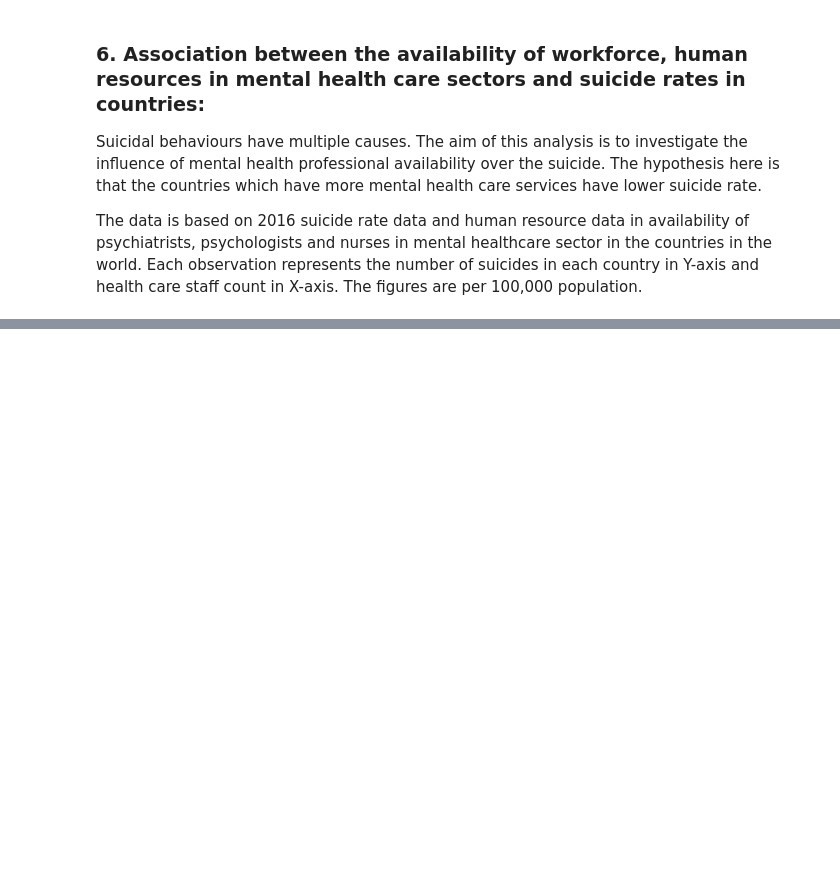
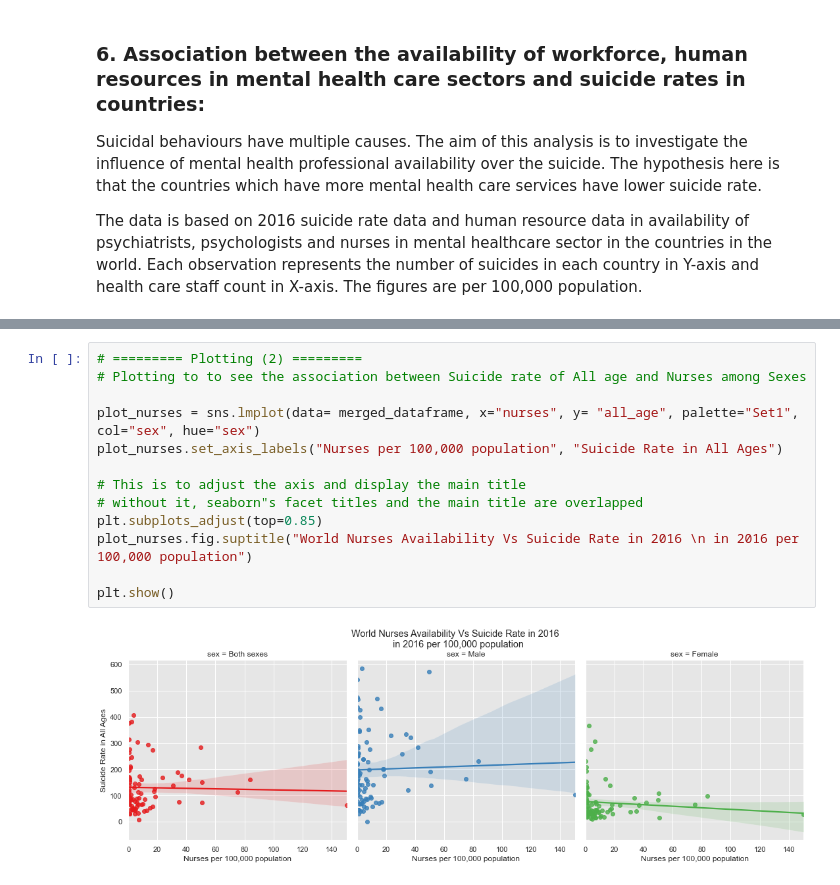
Before and after one commit to mdsi-dsp-at2/eTe-analysis, a Jupyter notebook: analysis/DSP_AT2_MentalHealth_Analysis.ipynb, the cells around one changed output, grey strips where cells are left out. Drawn from its saved outputs; the diff is of its cells as text; blank space fills up the shorter version.

```diff
--- a/analysis/DSP_AT2_MentalHealth_Analysis.ipynb
+++ b/analysis/DSP_AT2_MentalHealth_Analysis.ipynb
@@ -420,0 +584,15 @@ merged_dataframe.head()
+# %%
+# ========= Plotting (2) =========
+# Plotting to to see the association between Suicide rate of All age and Nurses among Sexes
+
+plot_nurses = sns.lmplot(data= merged_dataframe, x="nurses", y= "all_age", palette="Set1", col="sex", hue="sex")
+plot_nurses.set_axis_labels("Nurses per 100,000 population", "Suicide Rate in All Ages")
+
+# This is to adjust the axis and display the main title
+# without it, seaborn"s facet titles and the main title are overlapped
+plt.subplots_adjust(top=0.85)
+plot_nurses.fig.suptitle("World Nurses Availability Vs Suicide Rate in 2016 \n in 2016 per 100,000 population")
+
+plt.show()
+# %% [output]
+[figure, added]
```
Also changed, not shown: parts of 15 cells of this notebook, 2 other files.
